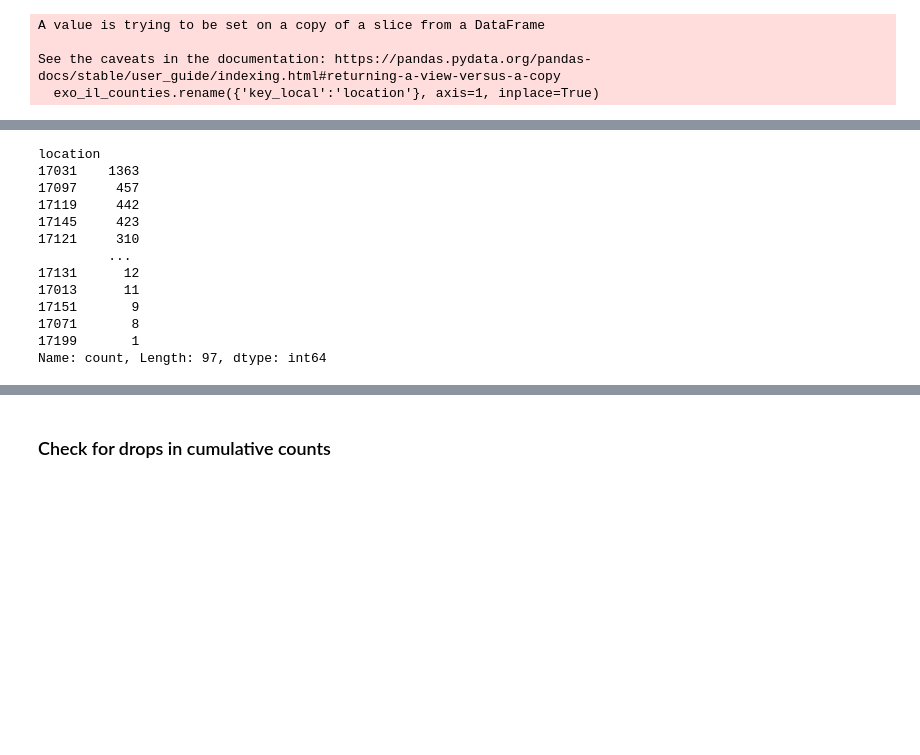
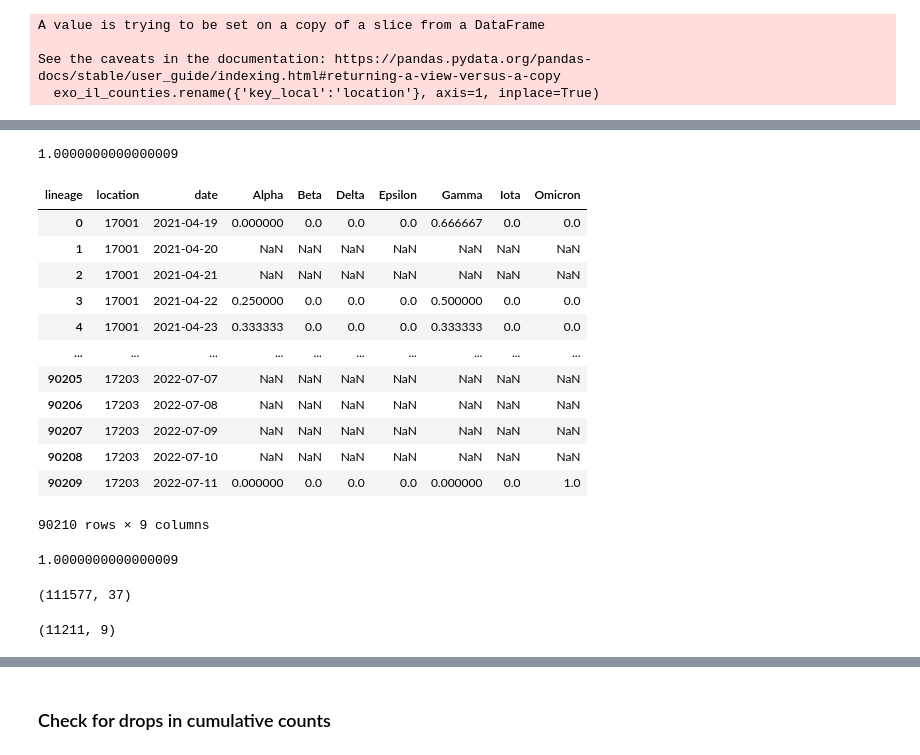
Before and after one commit to roomtempfusion/STAT-461-Group-Project, a Jupyter notebook: data processing/data_processor.ipynb, the cells around one changed output, grey strips where cells are left out. Saved outputs shown, nothing was run; the diff lists cells and outputs as text; code cells hidden in the pictures; blank space fills up the shorter version.

```diff
--- a/data processing/data_processor.ipynb
+++ b/data processing/data_processor.ipynb
@@ -546,0 +540,4 @@ Name: count, Length: 102, dtype: int64
+# %%
+props_ts.iloc[:,2:].sum(axis=1).max()
+# %% [output]
+1.0000000000000009
@@ -546,0 +546,26 @@ Name: count, Length: 102, dtype: int64
+# %%
+props_ts['Omicron'] = props_ts.iloc[:, -4:].sum(axis=1)
+# %%
+props_ts = props_ts.drop(['omicron_1', 'omicron_2', 'omicron_3', 'omicron_4'], axis=1)
+# %%
+prop_ts_dfilled = (props_ts
+       .set_index(['location', 'date'])
+       .groupby(level=0)
+       .apply(lambda g: g.droplevel(0).asfreq('D'))
+       .reset_index())
+# %%
+prop_ts_dfilled
+# %% [output]
+| lineage | location | date | Alpha | Beta | Delta | Epsilon | Gamma | Iota | Omicron |
+| 0 | 17001 | 2021-04-19 | 0.000000 | 0.0 | 0.0 | 0.0 | 0.666667 | 0.0 | 0.0 |
+| 1 | 17001 | 2021-04-20 | NaN | NaN | NaN | NaN | NaN | NaN | NaN |
+| 2 | 17001 | 2021-04-21 | NaN | NaN | NaN | NaN | NaN | NaN | NaN |
+| 3 | 17001 | 2021-04-22 | 0.250000 | 0.0 | 0.0 | 0.0 | 0.500000 | 0.0 | 0.0 |
+| 4 | 17001 | 2021-04-23 | 0.333333 | 0.0 | 0.0 | 0.0 | 0.333333 | 0.0 | 0.0 |
+| ... | ... | ... | ... | ... | ... | ... | ... | ... | ... |
+| 90205 | 17203 | 2022-07-07 | NaN | NaN | NaN | NaN | NaN | NaN | NaN |
+| 90206 | 17203 | 2022-07-08 | NaN | NaN | NaN | NaN | NaN | NaN | NaN |
+| 90207 | 17203 | 2022-07-09 | NaN | NaN | NaN | NaN | NaN | NaN | NaN |
+| 90208 | 17203 | 2022-07-10 | NaN | NaN | NaN | NaN | NaN | NaN | NaN |
+| 90209 | 17203 | 2022-07-11 | 0.000000 | 0.0 | 0.0 | 0.0 | 0.000000 | 0.0 | 1.0 |
+90210 rows × 9 columns
@@ -547,17 +584,13 @@ Name: count, Length: 102, dtype: int64
 # %%
-props_ts.location.value_counts()
+out[num_cols].sum(axis=1).max()
 # %% [output]
-location
-17031    1363
-17097     457
-17119     442
-17145     423
-17121     310
-         ...
-17131      12
-17013      11
-17151       9
-17071       8
-17199       1
-Name: count, Length: 97, dtype: int64
+1.0000000000000009
+# %%
+exo_il_counties.shape
+# %% [output]
+(111577, 37)
+# %%
+props_ts.shape
+# %% [output]
+(11211, 9)
 # %%
```
Also changed, not shown: parts of 18 cells of this notebook, 6 other files.
